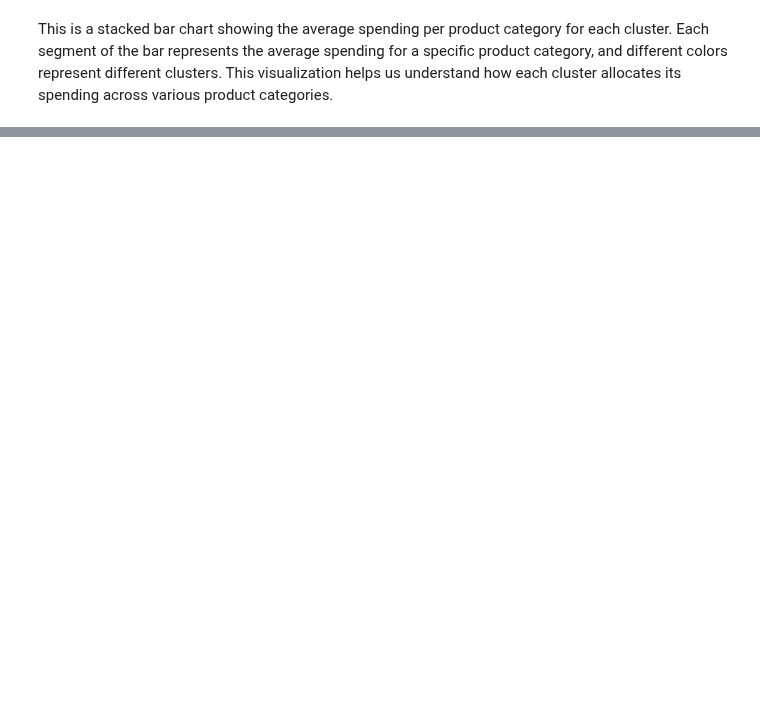
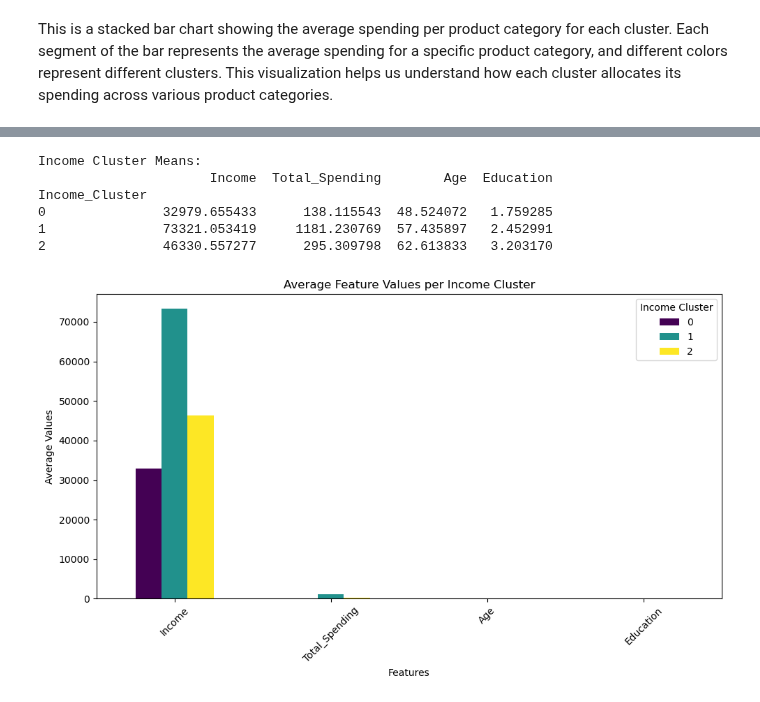
Before and after one commit to martinaainembabazi/GROUP-D-DATA-SCIENCE-PROJECT-ON-CUSTOMER-SEGMENTATION, a Jupyter notebook: customersegmentation.ipynb, the cells around one changed output, grey strips where cells are left out. Cells and saved outputs as stored; diff of their text form; code cells hidden in the pictures; blank space fills up the shorter version.

```diff
--- a/customersegmentation.ipynb
+++ b/customersegmentation.ipynb
@@ -637,0 +970,28 @@ plt.show()
+# %%
+# Transpose the DataFrame so categories are on the x-axis
+cluster_means_income = df.groupby('Income_Cluster')[income_features].mean()
+
+print("Income Cluster Means:")
+print(cluster_means_income)
+
+# Transpose for easier plotting (features on x-axis)
+cluster_means_income_T = cluster_means_income.T
+
+# Plot grouped bar chart for income clustering
+cluster_means_income_T.plot(kind='bar', figsize=(10, 6), colormap='viridis')
+
+plt.title('Average Feature Values per Income Cluster')
+plt.xlabel('Features')
+plt.ylabel('Average Values')
+plt.legend(title='Income Cluster')
+plt.xticks(rotation=45)
+plt.tight_layout()
+plt.show()
+# %% [output]
+Income Cluster Means:
+                      Income  Total_Spending        Age  Education
+Income_Cluster
+0               32979.655433      138.115543  48.524072   1.759285
+1               73321.053419     1181.230769  57.435897   2.452991
+2               46330.557277      295.309798  62.613833   3.203170
+[figure, added]
```
Also changed, not shown: parts of 29 cells of this notebook, 2 other files.
